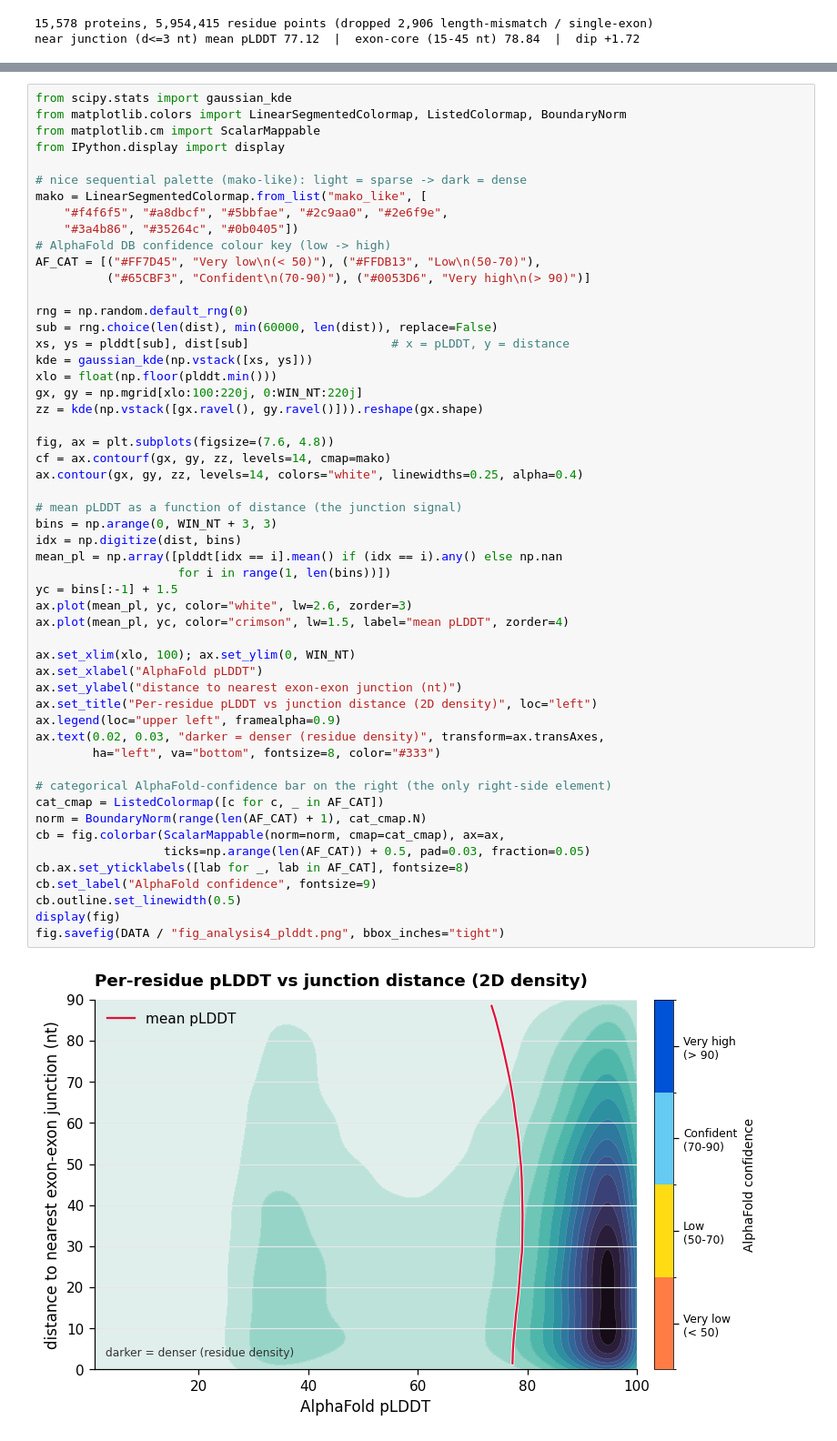
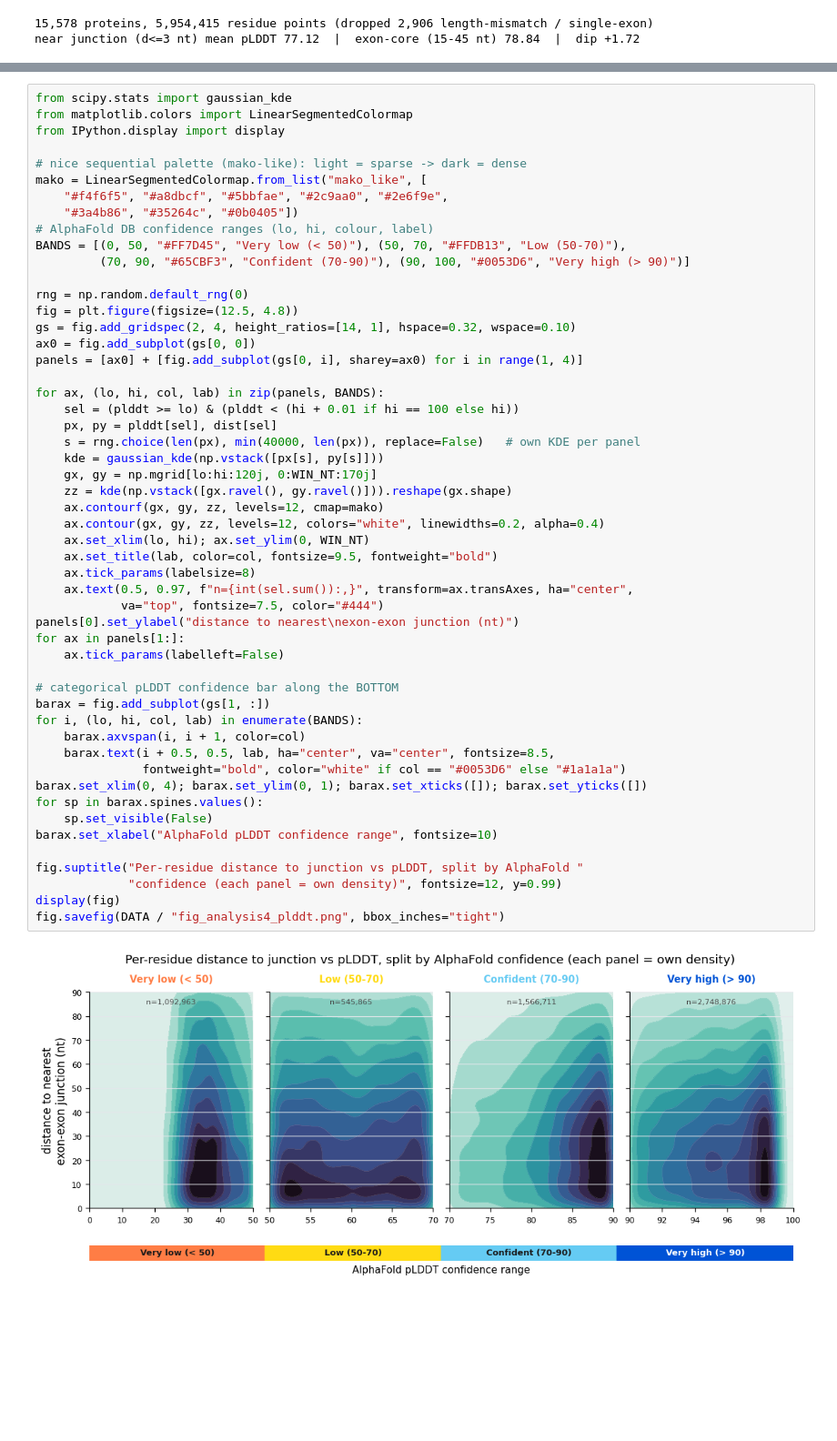
Before and after one commit to SotoLF/fastCDS, a Jupyter notebook: tutorial/reproduce_paper/end_to_end/alphafold_plddt_junctions.ipynb, the cells around one changed output, grey strips where cells are left out. Shown at 91% size. Saved outputs shown, nothing was run; the diff lists cells and outputs as text; blank space fills up the shorter version.

```diff
--- a/tutorial/reproduce_paper/end_to_end/alphafold_plddt_junctions.ipynb
+++ b/tutorial/reproduce_paper/end_to_end/alphafold_plddt_junctions.ipynb
@@ -257,55 +257,54 @@ splice junction. AlphaFold's per-residue confidence ranges are shown only as a
 # %%
 from scipy.stats import gaussian_kde
-from matplotlib.colors import LinearSegmentedColormap, ListedColormap, BoundaryNorm
-from matplotlib.cm import ScalarMappable
+from matplotlib.colors import LinearSegmentedColormap
 from IPython.display import display
 
 # nice sequential palette (mako-like): light = sparse -> dark = dense
 mako = LinearSegmentedColormap.from_list("mako_like", [
     "#f4f6f5", "#a8dbcf", "#5bbfae", "#2c9aa0", "#2e6f9e",
     "#3a4b86", "#35264c", "#0b0405"])
-# AlphaFold DB confidence colour key (low -> high)
-AF_CAT = [("#FF7D45", "Very low\n(< 50)"), ("#FFDB13", "Low\n(50-70)"),
-          ("#65CBF3", "Confident\n(70-90)"), ("#0053D6", "Very high\n(> 90)")]
+# AlphaFold DB confidence ranges (lo, hi, colour, label)
+BANDS = [(0, 50, "#FF7D45", "Very low (< 50)"), (50, 70, "#FFDB13", "Low (50-70)"),
+         (70, 90, "#65CBF3", "Confident (70-90)"), (90, 100, "#0053D6", "Very high (> 90)")]
 
 rng = np.random.default_rng(0)
-sub = rng.choice(len(dist), min(60000, len(dist)), replace=False)
-xs, ys = plddt[sub], dist[sub]                    # x = pLDDT, y = distance
-kde = gaussian_kde(np.vstack([xs, ys]))
-xlo = float(np.floor(plddt.min()))
-gx, gy = np.mgrid[xlo:100:220j, 0:WIN_NT:220j]
-zz = kde(np.vstack([gx.ravel(), gy.ravel()])).reshape(gx.shape)
+fig = plt.figure(figsize=(12.5, 4.8))
+gs = fig.add_gridspec(2, 4, height_ratios=[14, 1], hspace=0.32, wspace=0.10)
+ax0 = fig.add_subplot(gs[0, 0])
+panels = [ax0] + [fig.add_subplot(gs[0, i], sharey=ax0) for i in range(1, 4)]
 
-fig, ax = plt.subplots(figsize=(7.6, 4.8))
-cf = ax.contourf(gx, gy, zz, levels=14, cmap=mako)
-ax.contour(gx, gy, zz, levels=14, colors="white", linewidths=0.25, alpha=0.4)
+for ax, (lo, hi, col, lab) in zip(panels, BANDS):
+    sel = (plddt >= lo) & (plddt < (hi + 0.01 if hi == 100 else hi))
+    px, py = plddt[sel], dist[sel]
+    s = rng.choice(len(px), min(40000, len(px)), replace=False)   # own KDE per panel
+    kde = gaussian_kde(np.vstack([px[s], py[s]]))
+    gx, gy = np.mgrid[lo:hi:120j, 0:WIN_NT:170j]
+    zz = kde(np.vstack([gx.ravel(), gy.ravel()])).reshape(gx.shape)
+    ax.contourf(gx, gy, zz, levels=12, cmap=mako)
+    ax.contour(gx, gy, zz, levels=12, colors="white", linewidths=0.2, alpha=0.4)
+    ax.set_xlim(lo, hi); ax.set_ylim(0, WIN_NT)
+    ax.set_title(lab, color=col, fontsize=9.5, fontweight="bold")
+    ax.tick_params(labelsize=8)
+    ax.text(0.5, 0.97, f"n={int(sel.sum()):,}", transform=ax.transAxes, ha="center",
+            va="top", fontsize=7.5, color="#444")
+panels[0].set_ylabel("distance to nearest\nexon-exon junction (nt)")
+for ax in panels[1:]:
+    ax.tick_params(labelleft=False)
 
-# mean pLDDT as a function of distance (the junction signal)
-bins = np.arange(0, WIN_NT + 3, 3)
-idx = np.digitize(dist, bins)
-mean_pl = np.array([plddt[idx == i].mean() if (idx == i).any() else np.nan
-                    for i in range(1, len(bins))])
-yc = bins[:-1] + 1.5
-ax.plot(mean_pl, yc, color="white", lw=2.6, zorder=3)
-ax.plot(mean_pl, yc, color="crimson", lw=1.5, label="mean pLDDT", zorder=4)
+# categorical pLDDT confidence bar along the BOTTOM
+barax = fig.add_subplot(gs[1, :])
+for i, (lo, hi, col, lab) in enumerate(BANDS):
+    barax.axvspan(i, i + 1, color=col)
+    barax.text(i + 0.5, 0.5, lab, ha="center", va="center", fontsize=8.5,
+               fontweight="bold", color="white" if col == "#0053D6" else "#1a1a1a")
+barax.set_xlim(0, 4); barax.set_ylim(0, 1); barax.set_xticks([]); barax.set_yticks([])
+for sp in barax.spines.values():
+    sp.set_visible(False)
+barax.set_xlabel("AlphaFold pLDDT confidence range", fontsize=10)
 
-ax.set_xlim(xlo, 100); ax.set_ylim(0, WIN_NT)
-ax.set_xlabel("AlphaFold pLDDT")
-ax.set_ylabel("distance to nearest exon-exon junction (nt)")
-ax.set_title("Per-residue pLDDT vs junction distance (2D density)", loc="left")
-ax.legend(loc="upper left", framealpha=0.9)
-ax.text(0.02, 0.03, "darker = denser (residue density)", transform=ax.transAxes,
-        ha="left", va="bottom", fontsize=8, color="#333")
-
-# categorical AlphaFold-confidence bar on the right (the only right-side element)
-cat_cmap = ListedColormap([c for c, _ in AF_CAT])
-norm = BoundaryNorm(range(len(AF_CAT) + 1), cat_cmap.N)
-cb = fig.colorbar(ScalarMappable(norm=norm, cmap=cat_cmap), ax=ax,
-                  ticks=np.arange(len(AF_CAT)) + 0.5, pad=0.03, fraction=0.05)
-cb.ax.set_yticklabels([lab for _, lab in AF_CAT], fontsize=8)
-cb.set_label("AlphaFold confidence", fontsize=9)
-cb.outline.set_linewidth(0.5)
+fig.suptitle("Per-residue distance to junction vs pLDDT, split by AlphaFold "
+             "confidence (each panel = own density)", fontsize=12, y=0.99)
 display(fig)
 fig.savefig(DATA / "fig_analysis4_plddt.png", bbox_inches="tight")
 # %% [output]
-[figure, old version]
+[figure, new version]
```
Also changed, not shown: parts of 2 cells of this notebook, 2 other files.
